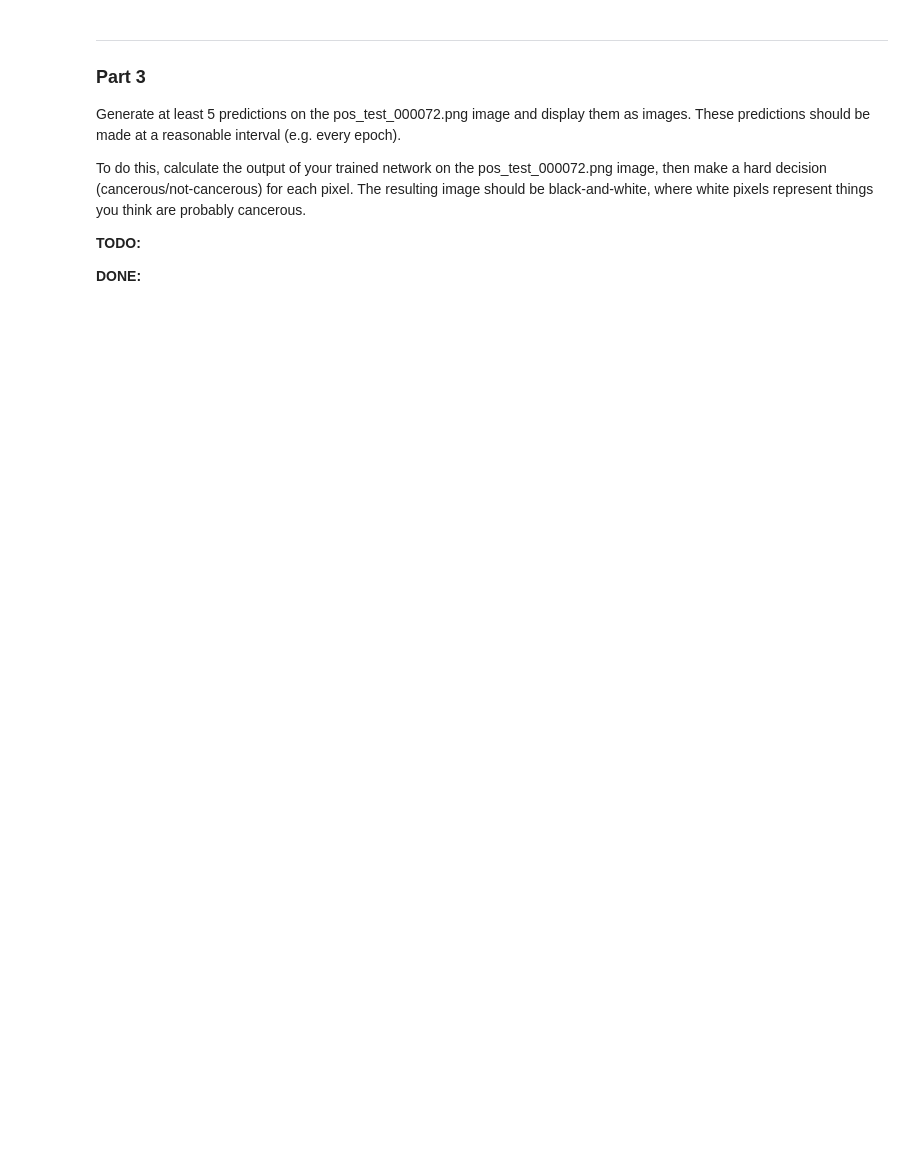
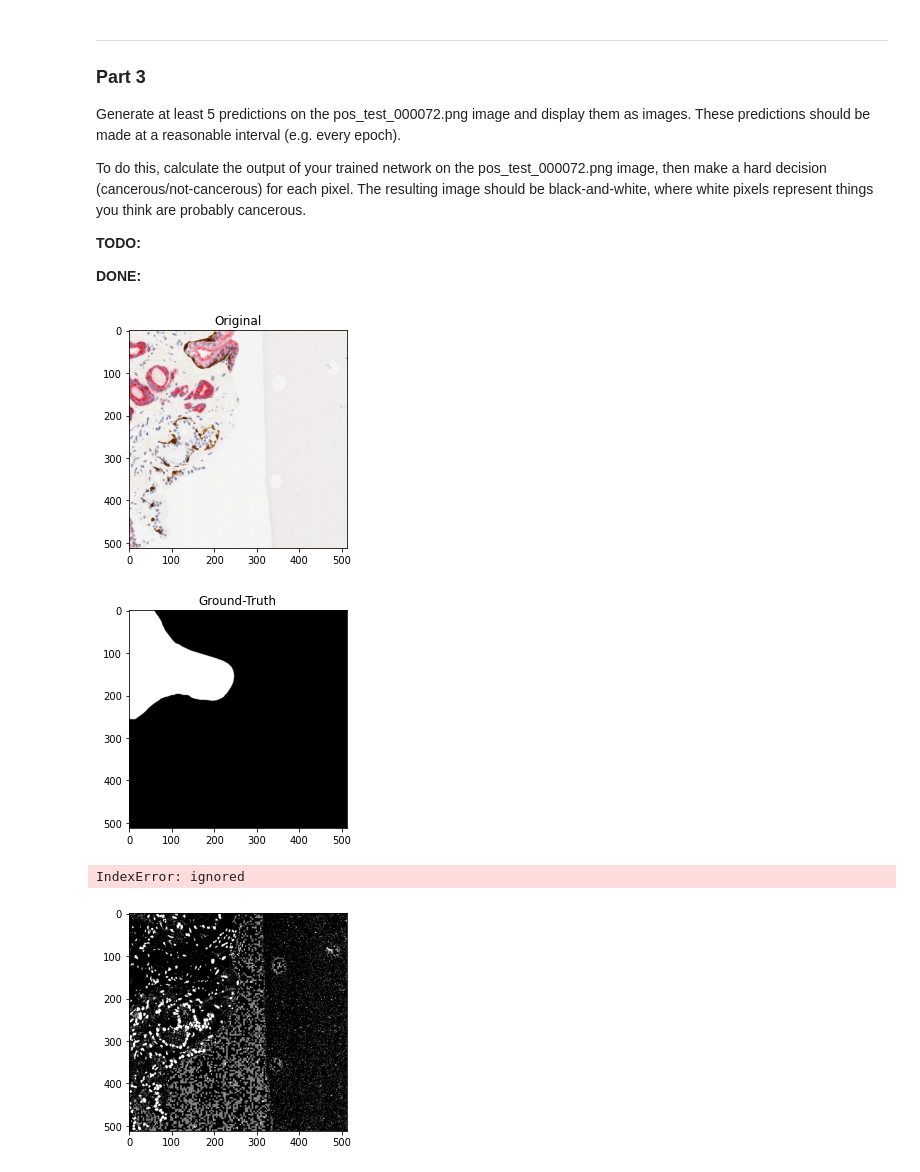
Before and after one commit to joseph-buck/cs474, a Jupyter notebook: lab-notebooks/DL_Lab4_work.ipynb, the cells around one changed output. Cells and saved outputs as stored; diff of their text form; code cells hidden in the pictures; blank space fills up the shorter version.

```diff
--- a/lab-notebooks/DL_Lab4_work.ipynb
+++ b/lab-notebooks/DL_Lab4_work.ipynb
@@ -266,6 +265,10 @@ In init
 # Tip: Pass shuffle=True to constructor for training dataloader
 train_dataset = CancerDataset('/tmp/cancer_data', download=True, size=512, train=True)
 val_dataset = CancerDataset('tmp/cancer_data', download=True, size = 512, train=False)
+
+#
+test_image, test_gt = val_dataset[172]
+test_image = test_image.unsqueeze(0).cuda()
 
 # Initialize the model
 model = CancerDetection()
@@ -387,0 +431,20 @@ you think are probably cancerous.
+# %%
+# Code for testing prediction on an image
+plt.imshow(np.rollaxis(test_image.cpu().squeeze(0).numpy(), 0, 3))
+plt.title("Original")
+plt.show()
+
+plt.imshow(test_gt.numpy(), cmap='gray')
+plt.title("Ground-Truth")
+plt.show()
+
+for epoch, test_pred in enumerate(test_preds):
+  test_pred_np = np.rollaxis(test_pred.cpu().detach().squeeze().numpy(), 0, 3)
+  plt.imshow(test_pred_np.argmax(2), cmap='gray')
+  plt.title(f"Prediction at Epoch {epoch} w/ {int(100*val_accs[epoch+1])}% accuracy")
+  plt.show()
+# %% [output]
+[figure, added]
+[figure, added]
+IndexError: ignored
+[figure, added]
```
Also changed, not shown: parts of 9 cells of this notebook.
